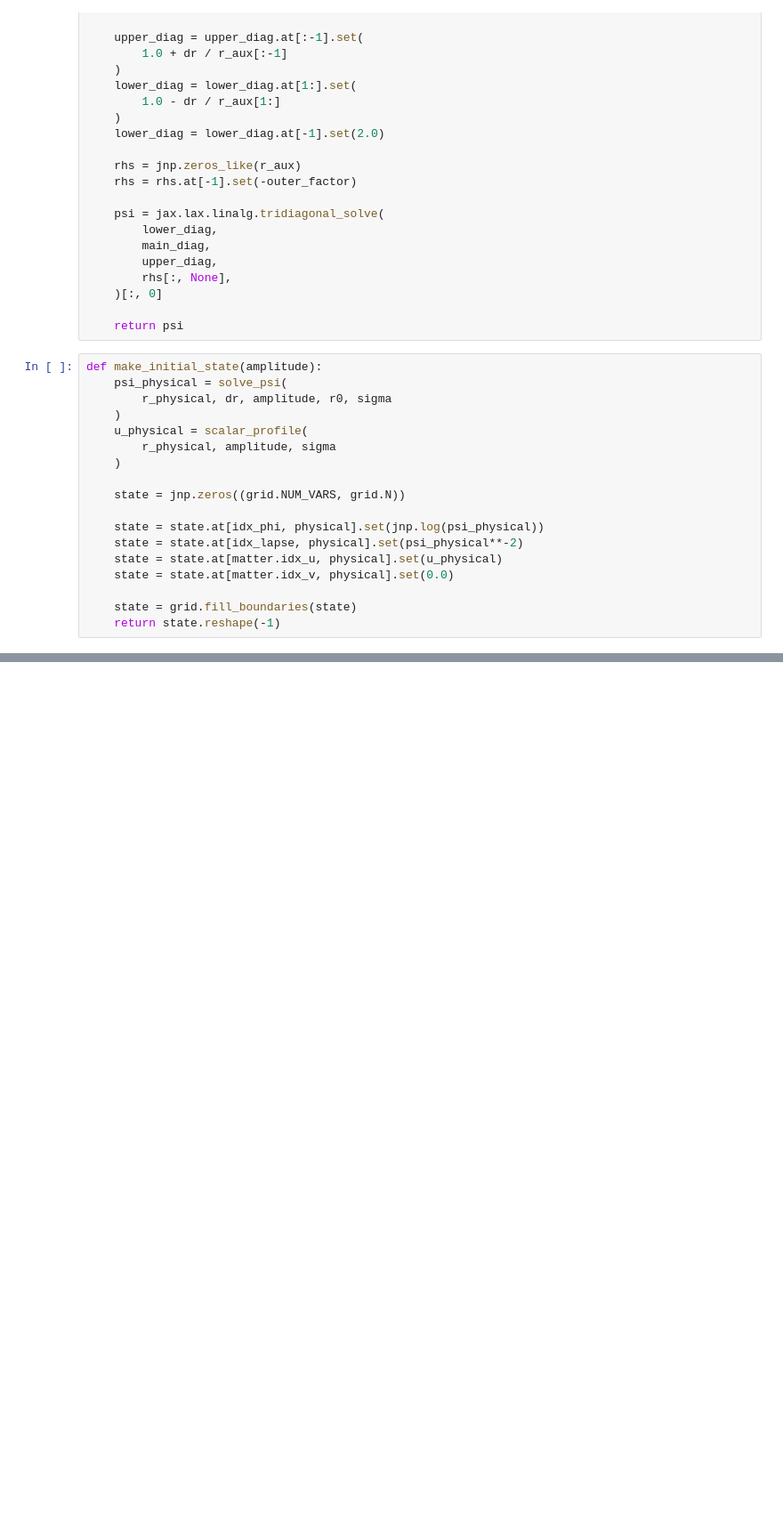
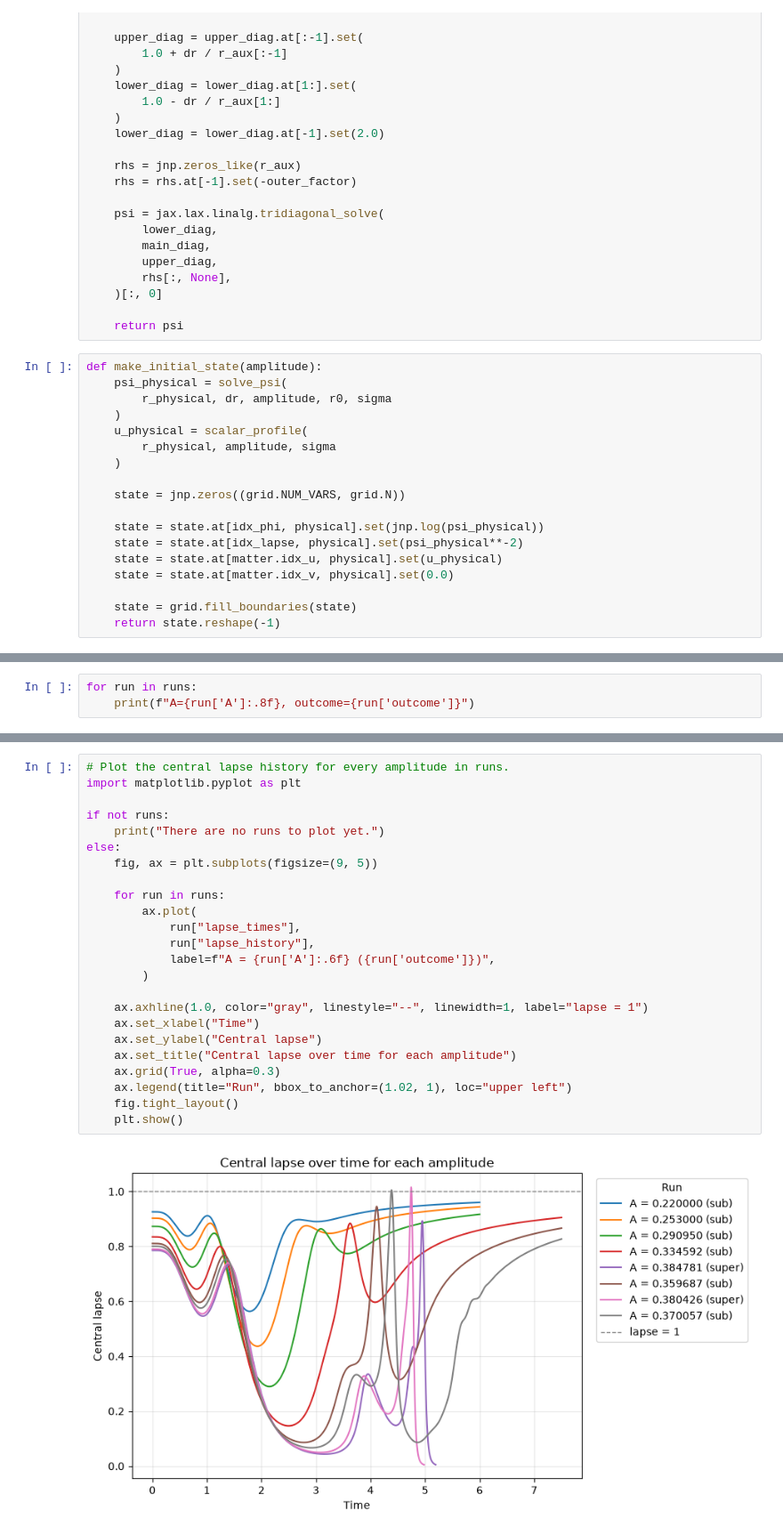
Before and after one commit to Irene-pitsiladi/engrenage-irene, a Jupyter notebook: critical_collapse/Oct22.ipynb, the cells around one changed output, grey strips where cells are left out. Shown at 89% size. Drawn from its saved outputs; the diff is of its cells as text; blank space fills up the shorter version.

```diff
--- a/critical_collapse/Oct22.ipynb
+++ b/critical_collapse/Oct22.ipynb
@@ -502,0 +614,3 @@ Estimated A*: 0.38166123848524747
+# %%
+for run in runs:
+    print(f"A={run['A']:.8f}, outcome={run['outcome']}")
@@ -502,0 +626,26 @@ Estimated A*: 0.38166123848524747
+# %%
+# Plot the central lapse history for every amplitude in runs.
+import matplotlib.pyplot as plt
+
+if not runs:
+    print("There are no runs to plot yet.")
+else:
+    fig, ax = plt.subplots(figsize=(9, 5))
+
+    for run in runs:
+        ax.plot(
+            run["lapse_times"],
+            run["lapse_history"],
+            label=f"A = {run['A']:.6f} ({run['outcome']})",
+        )
+
+    ax.axhline(1.0, color="gray", linestyle="--", linewidth=1, label="lapse = 1")
+    ax.set_xlabel("Time")
+    ax.set_ylabel("Central lapse")
+    ax.set_title("Central lapse over time for each amplitude")
+    ax.grid(True, alpha=0.3)
+    ax.legend(title="Run", bbox_to_anchor=(1.02, 1), loc="upper left")
+    fig.tight_layout()
+    plt.show()
+# %% [output]
+[figure, added]
```
Also changed, not shown: parts of 15 cells of this notebook.
